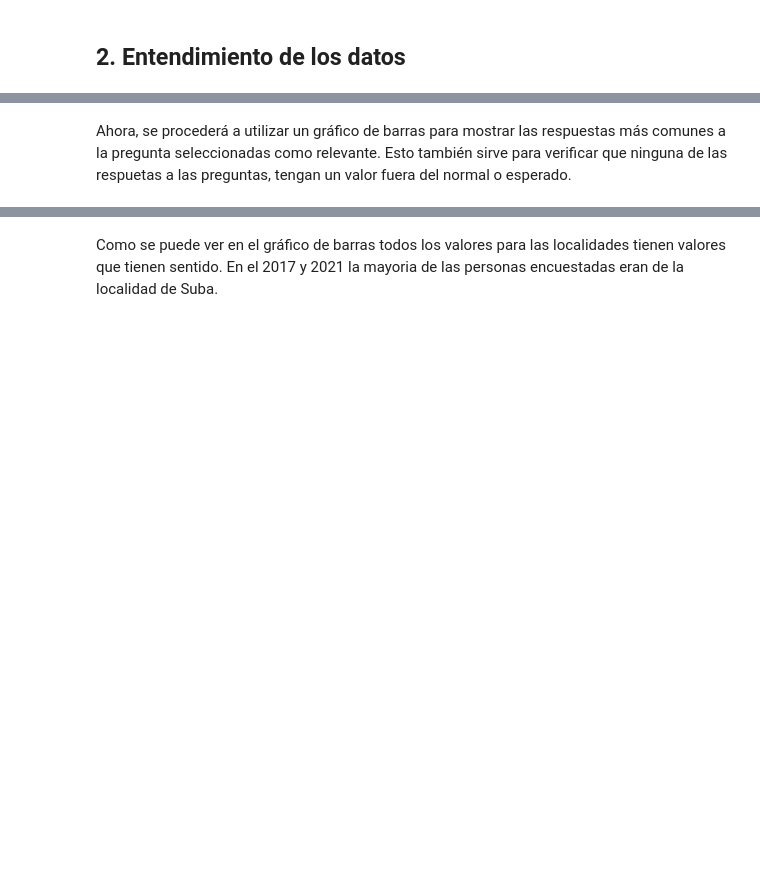
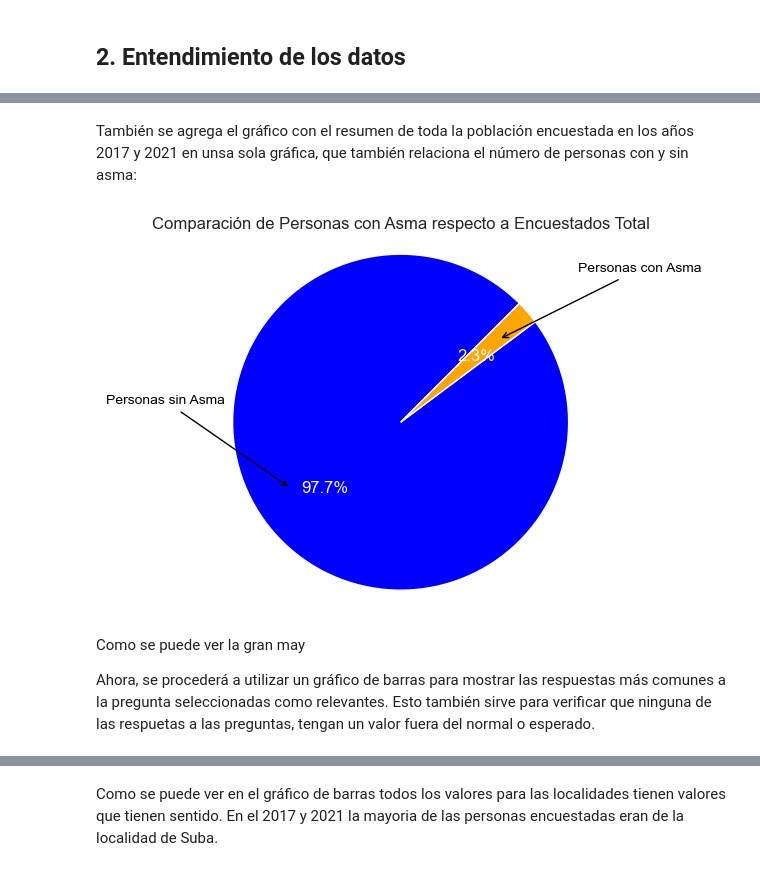
Before and after one commit to spaeres/PROYECTO-2-BI, a Jupyter notebook: proyecto-2-BI.ipynb, the cells around one changed output, grey strips where cells are left out. Cells and saved outputs as stored; diff of their text form; code cells hidden in the pictures; blank space fills up the shorter version.

```diff
--- a/proyecto-2-BI.ipynb
+++ b/proyecto-2-BI.ipynb
@@ -260,0 +453,11 @@ for columna in valores_no_positivos.columns:
+# %%
+encuestados_2017 = len(df_preguntas_interes_2017)
+encuestados_2021 = len(df_preguntas_interes_2021)
+
+personas_asma_2017 = (df_preguntas_interes_2017['NPCFP14I'] == 1).sum()
+personas_asma_2021 = (df_preguntas_interes_2021['NPCFP14F'] == 1).sum()
+
+print("Encuestados 2017: " + str(encuestados_2017))
+print("Personas con asma 2017: " + str(personas_asma_2017))
+print("Encuestados 2021: " + str(encuestados_2021))
+print("Personas con asma 2021: " + str(personas_asma_2021))
@@ -300,3 +508,40 @@ NameError: name 'encuestados_2017' is not defined
+# %% [markdown]
+También se agrega el gráfico con el resumen de toda la población encuestada en los años 2017 y 2021 en unsa sola gráfica, que también relaciona el número de personas con y sin asma:
+# %%
+encuestados_total = encuestados_2017 + encuestados_2021
+encuestados_total_asma = personas_asma_2017 + personas_asma_2021
+
+# Datos para las secciones del pastel
+datos = [encuestados_total - encuestados_total_asma, encuestados_total_asma]
+
+# Colores para las secciones del pastel
+colores = ['blue', 'orange']
+
+# Rotación de la porción de "Personas con Asma" (sentido antihorario)
+startangle = 45
+
+# Crear el gráfico de pie
+plt.figure()
+patches, texts, autotexts = plt.pie(datos, colors=colores, autopct='%1.1f%%', startangle=startangle)
+
+# Añadir flecha y texto para "Personas con Asma"
+x, y = autotexts[1].get_position()
+plt.annotate('Personas con Asma', (x+0.13, y+0.1), color='black' ,xytext=(x + 0.6, y + 0.5), arrowprops=dict(facecolor='black', arrowstyle='->', edgecolor='black'), fontsize=10)
+
+x, y = autotexts[0].get_position()
+plt.annotate('Personas sin Asma', (x-0.2, y), color='black' ,xytext=(x - 1.3, y + 0.5), arrowprops=dict(facecolor='black', arrowstyle='->', edgecolor='black'), fontsize=10)
+
+
+autotexts[0].set_color('white')
+autotexts[1].set_color('white')
+
+plt.axis('equal')  # Para asegurarse de que el pastel sea circular
+plt.title('Comparación de Personas con Asma respecto a Encuestados Total')
+plt.show()
+# %% [output]
+[figure, added]
 # %% [markdown]
-Ahora, se procederá a utilizar un gráfico de barras para mostrar las respuestas más comunes a la pregunta seleccionadas como relevante. Esto también sirve para verificar que ninguna de las respuetas a las preguntas, tengan un valor fuera del normal o esperado.
+Como se puede ver la gran may
+
+Ahora, se procederá a utilizar un gráfico de barras para mostrar las respuestas más comunes a la pregunta seleccionadas como relevantes. Esto también sirve para verificar que ninguna de las respuetas a las preguntas, tengan un valor fuera del normal o esperado.
 # %%
```
Also changed, not shown: parts of 42 cells of this notebook.
